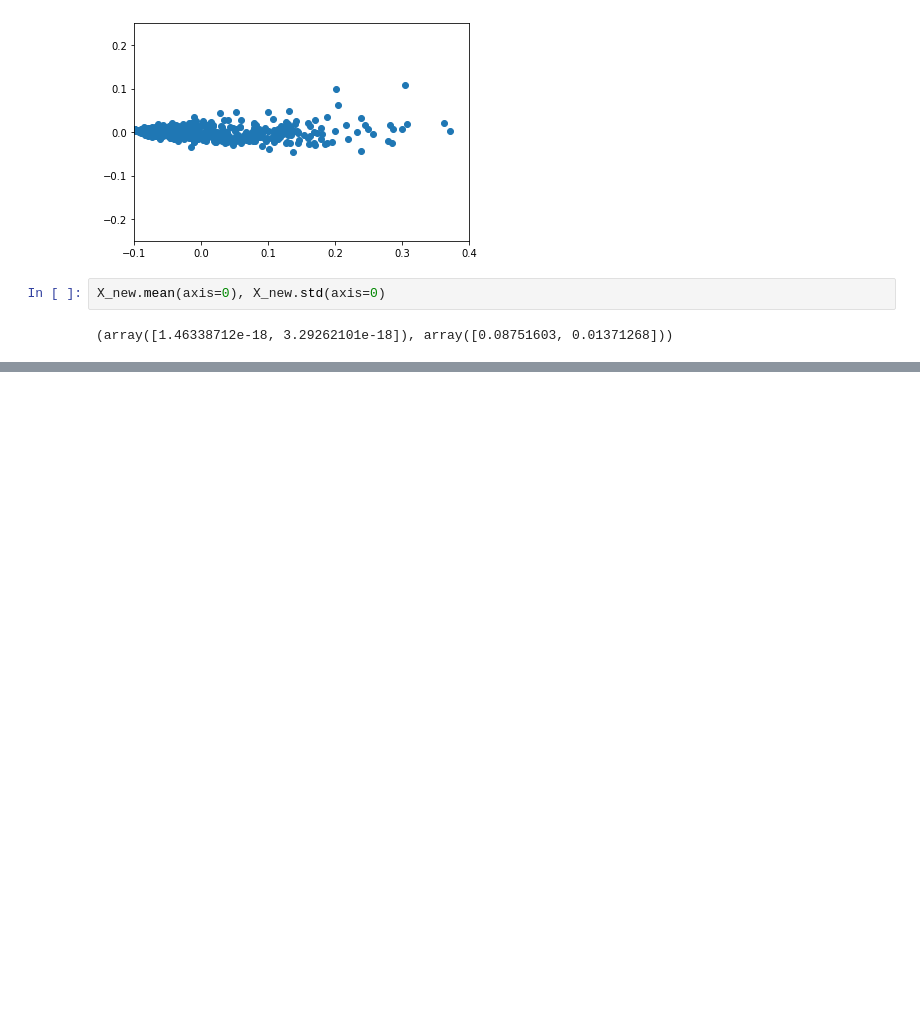
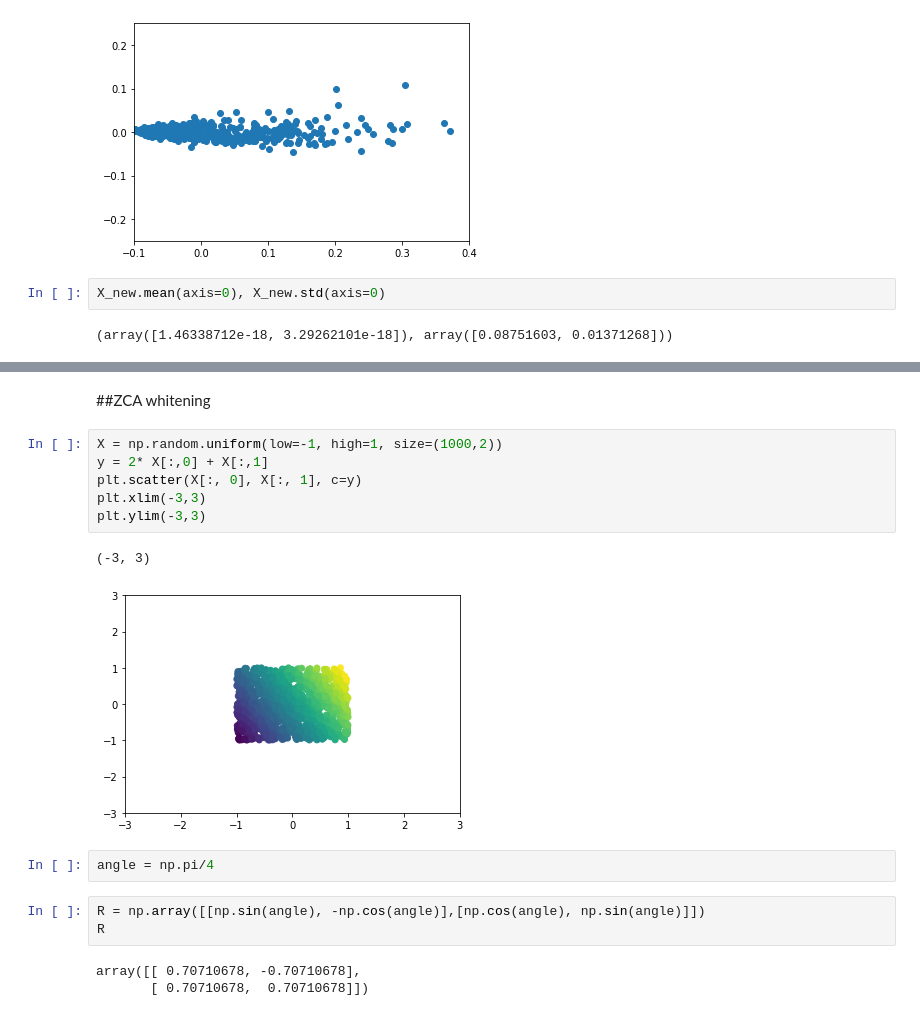
Before and after one commit to ducksfrogs/jpScipy, a Jupyter notebook: 標準化.ipynb, the cells around one changed output, grey strips where cells are left out. Saved outputs shown, nothing was run; the diff lists cells and outputs as text; blank space fills up the shorter version.

```diff
--- a/標準化.ipynb
+++ b/標準化.ipynb
@@ -272,0 +284,19 @@ X_new.mean(axis=0), X_new.std(axis=0)
+# %% [markdown]
+##ZCA whitening
+# %%
+X = np.random.uniform(low=-1, high=1, size=(1000,2))
+y = 2* X[:,0] + X[:,1]
+plt.scatter(X[:, 0], X[:, 1], c=y)
+plt.xlim(-3,3)
+plt.ylim(-3,3)
+# %% [output]
+(-3, 3)
+[figure, added]
+# %%
+angle = np.pi/4
+# %%
+R = np.array([[np.sin(angle), -np.cos(angle)],[np.cos(angle), np.sin(angle)]])
+R
+# %% [output]
+array([[ 0.70710678, -0.70710678],
+       [ 0.70710678,  0.70710678]])
```
Also changed, not shown: parts of 7 cells of this notebook, 1 other file.
